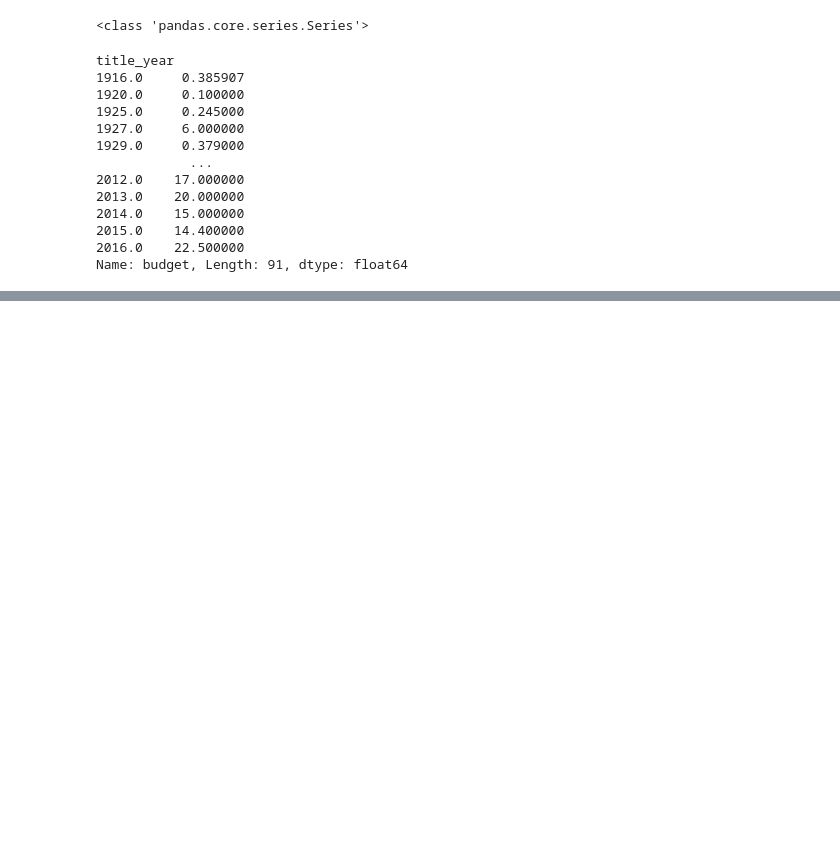
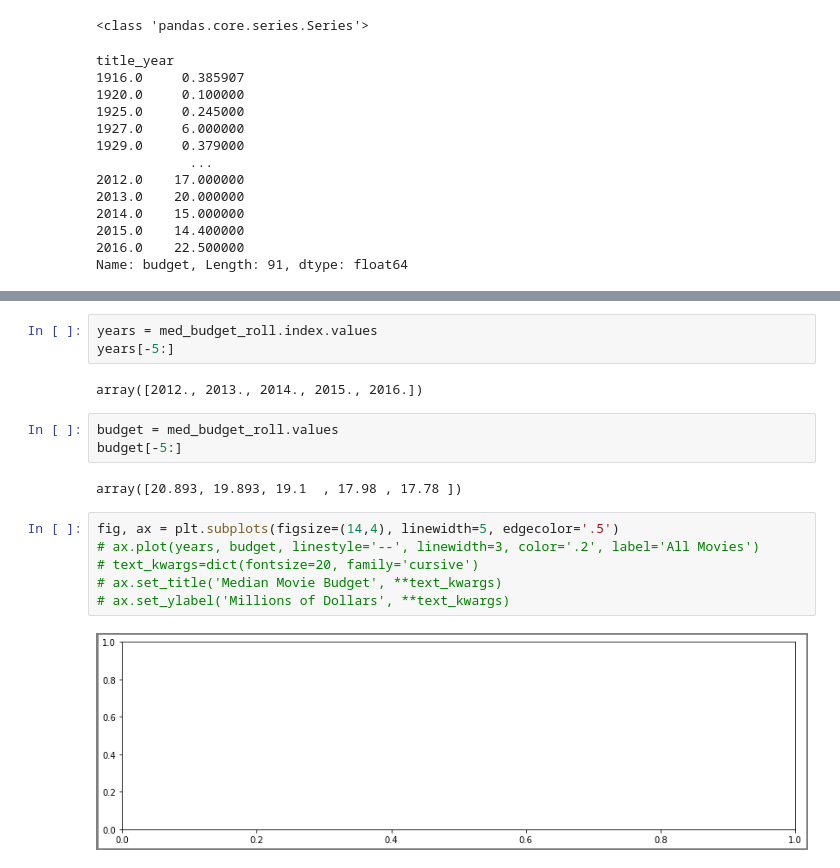
Before and after one commit to son50git/PKT_004_Visualizaiton_PY_MTL, a Jupyter notebook: PKT_004_Rework_02.ipynb, the cells around one changed output, grey strips where cells are left out. Saved outputs shown, nothing was run; the diff lists cells and outputs as text; blank space fills up the shorter version.

```diff
--- a/PKT_004_Rework_02.ipynb
+++ b/PKT_004_Rework_02.ipynb
@@ -89,0 +106,18 @@ med_budget_roll.tail()
+# %%
+years = med_budget_roll.index.values
+years[-5:]
+# %% [output]
+array([2012., 2013., 2014., 2015., 2016.])
+# %%
+budget = med_budget_roll.values
+budget[-5:]
+# %% [output]
+array([20.893, 19.893, 19.1  , 17.98 , 17.78 ])
+# %%
+fig, ax = plt.subplots(figsize=(14,4), linewidth=5, edgecolor='.5')
+# ax.plot(years, budget, linestyle='--', linewidth=3, color='.2', label='All Movies')
+# text_kwargs=dict(fontsize=20, family='cursive')
+# ax.set_title('Median Movie Budget', **text_kwargs)
+# ax.set_ylabel('Millions of Dollars', **text_kwargs)
+# %% [output]
+[figure, added]
```
Also changed, not shown: parts of 20 cells of this notebook.
